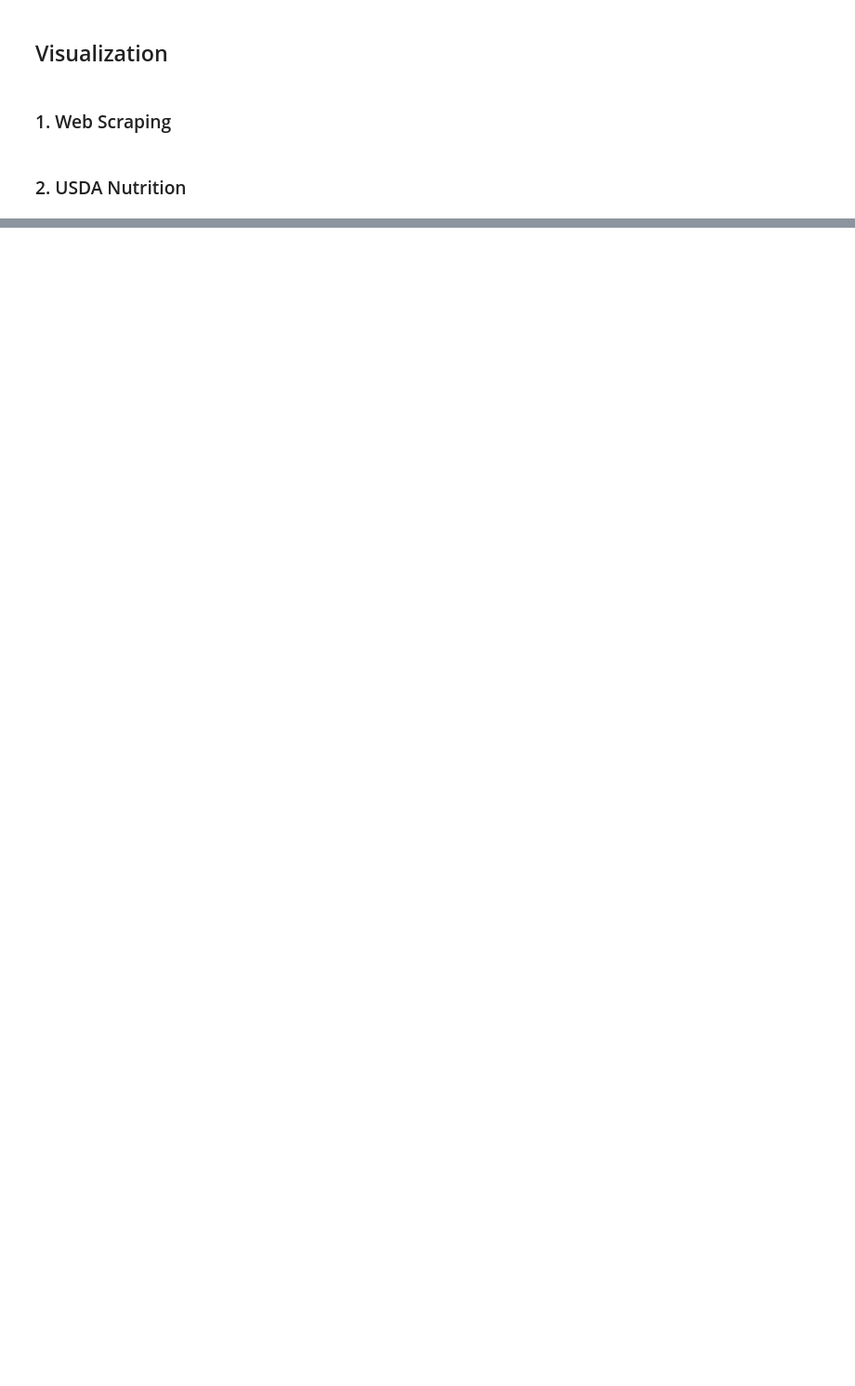
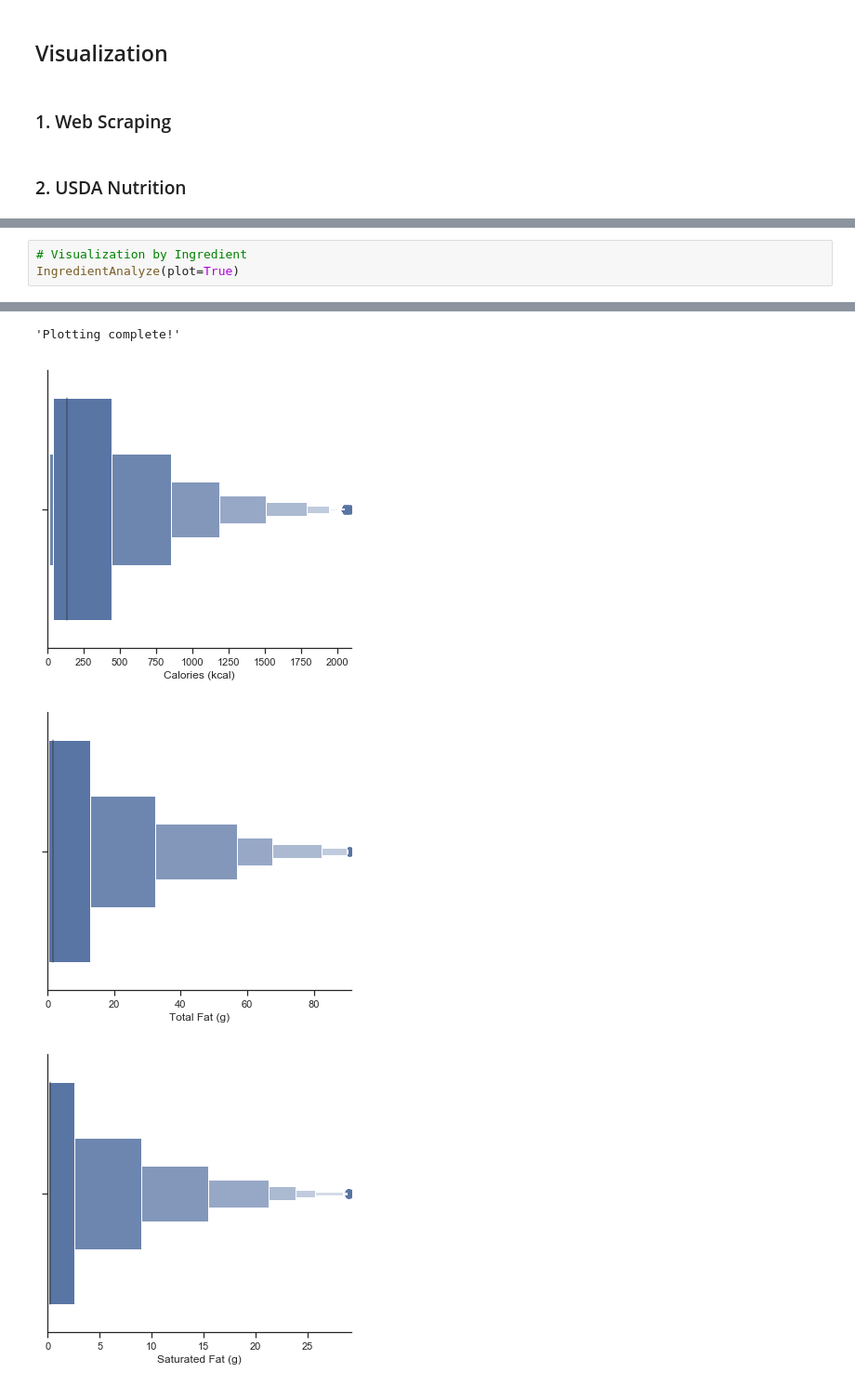
Before and after one commit to nemasobhani/Nutrition-from-Web-Scraped-Recipes, a Jupyter notebook: Project_Final_Report.ipynb, the cells around one changed output, grey strips where cells are left out. Shown at 93% size. Cells and saved outputs as stored; diff of their text form; blank space fills up the shorter version.

```diff
--- a/Project_Final_Report.ipynb
+++ b/Project_Final_Report.ipynb
@@ -85,0 +182,4 @@ Due to the nature of the USDA nutritional data, if a value was not included, it
+# %%
+# Visualization by Ingredient
+IngredientAnalyze(plot=True)
+# %% [output]
@@ -85,0 +200,4 @@ Due to the nature of the USDA nutritional data, if a value was not included, it
+'Plotting complete!'
+[figure, added]
+[figure, added]
+[figure, added]
```
Also changed, not shown: parts of 7 cells of this notebook, 1 other file.
